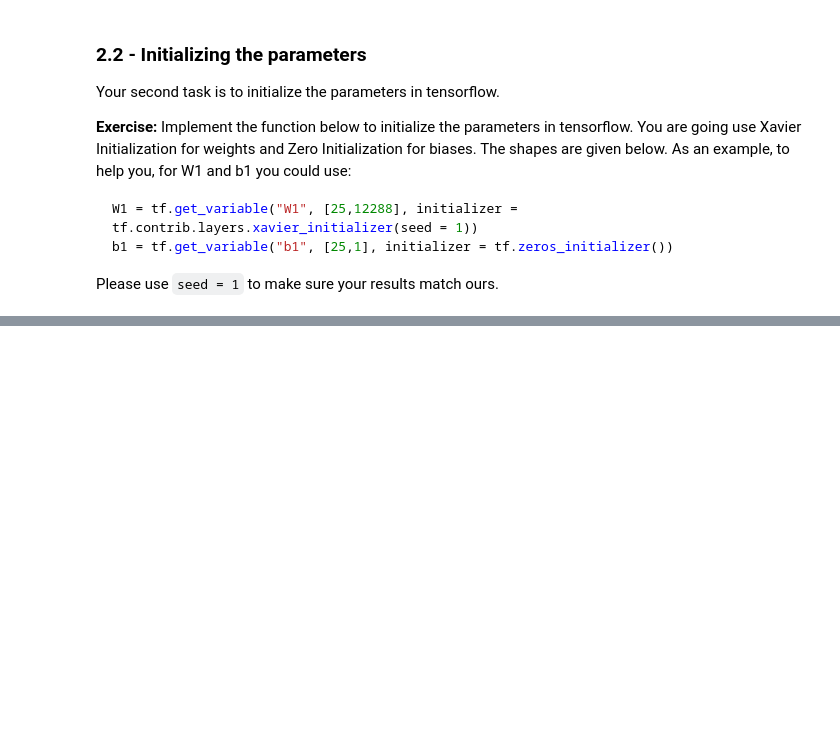
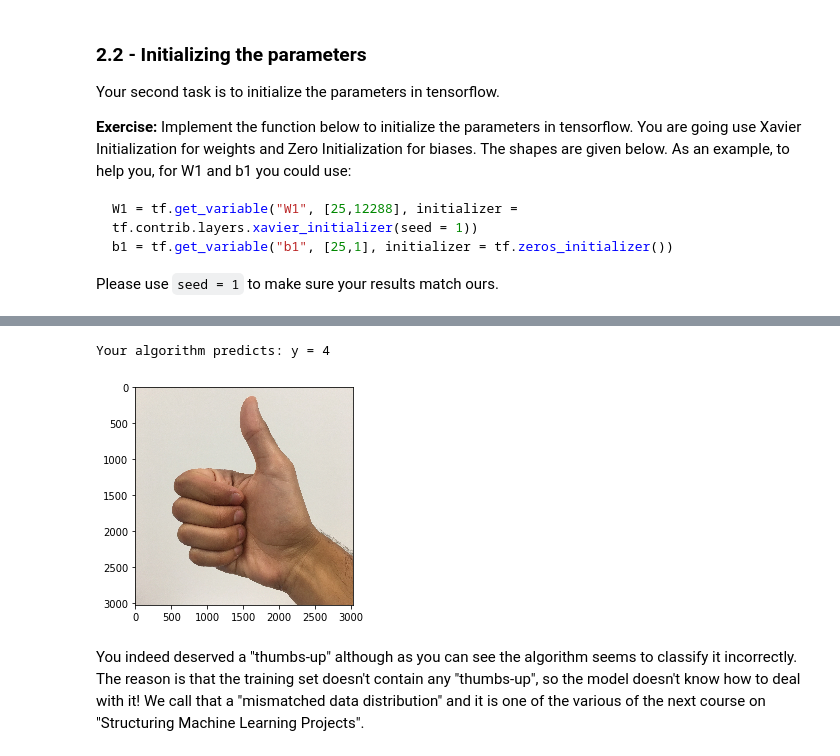
Before and after one commit to chinmaydas96/Deep-Learning-Specialization, a Jupyter notebook: 2.Improving Deep Neural Networks/week-3/Assignments/Tensorflow Tutorial.ipynb, the cells around one changed output, grey strips where cells are left out. Saved outputs shown, nothing was run; the diff lists cells and outputs as text; code cells hidden in the pictures; blank space fills up the shorter version.

```diff
--- a/2.Improving Deep Neural Networks/week-3/Assignments/Tensorflow Tutorial.ipynb
+++ b/2.Improving Deep Neural Networks/week-3/Assignments/Tensorflow Tutorial.ipynb
@@ -635,3 +635,11 @@ def initialize_parameters():
                   "b3": b3}
 
     return parameters
+# %%
+tf.reset_default_graph()
+with tf.Session() as sess:
+    parameters = initialize_parameters()
+    print("W1 = " + str(parameters["W1"]))
+    print("b1 = " + str(parameters["b1"]))
+    print("W2 = " + str(parameters["W2"]))
+    print("b2 = " + str(parameters["b2"]))
@@ -637,0 +1013,22 @@ def initialize_parameters():
+# %%
+import scipy
+from PIL import Image
+from scipy import ndimage
+
+## START CODE HERE ## (PUT YOUR IMAGE NAME)
+my_image = "thumbs_up.jpg"
+## END CODE HERE ##
+
+# We preprocess your image to fit your algorithm.
+fname = "images/" + my_image
+image = np.array(ndimage.imread(fname, flatten=False))
+my_image = scipy.misc.imresize(image, size=(64,64)).reshape((1, 64*64*3)).T
+my_image_prediction = predict(my_image, parameters)
+
+plt.imshow(image)
+print("Your algorithm predicts: y = " + str(np.squeeze(my_image_prediction)))
+# %% [output]
+Your algorithm predicts: y = 4
+[figure, added]
+# %% [markdown]
+You indeed deserved a "thumbs-up" although as you can see the algorithm seems to classify it incorrectly. The reason is that the training set doesn't contain any "thumbs-up", so the model doesn't know how to deal with it! We call that a "mismatched data distribution" and it is one of the various of the next course on "Structuring Machine Learning Projects".
```
Also changed, not shown: parts of 27 cells of this notebook, 1 other file.
